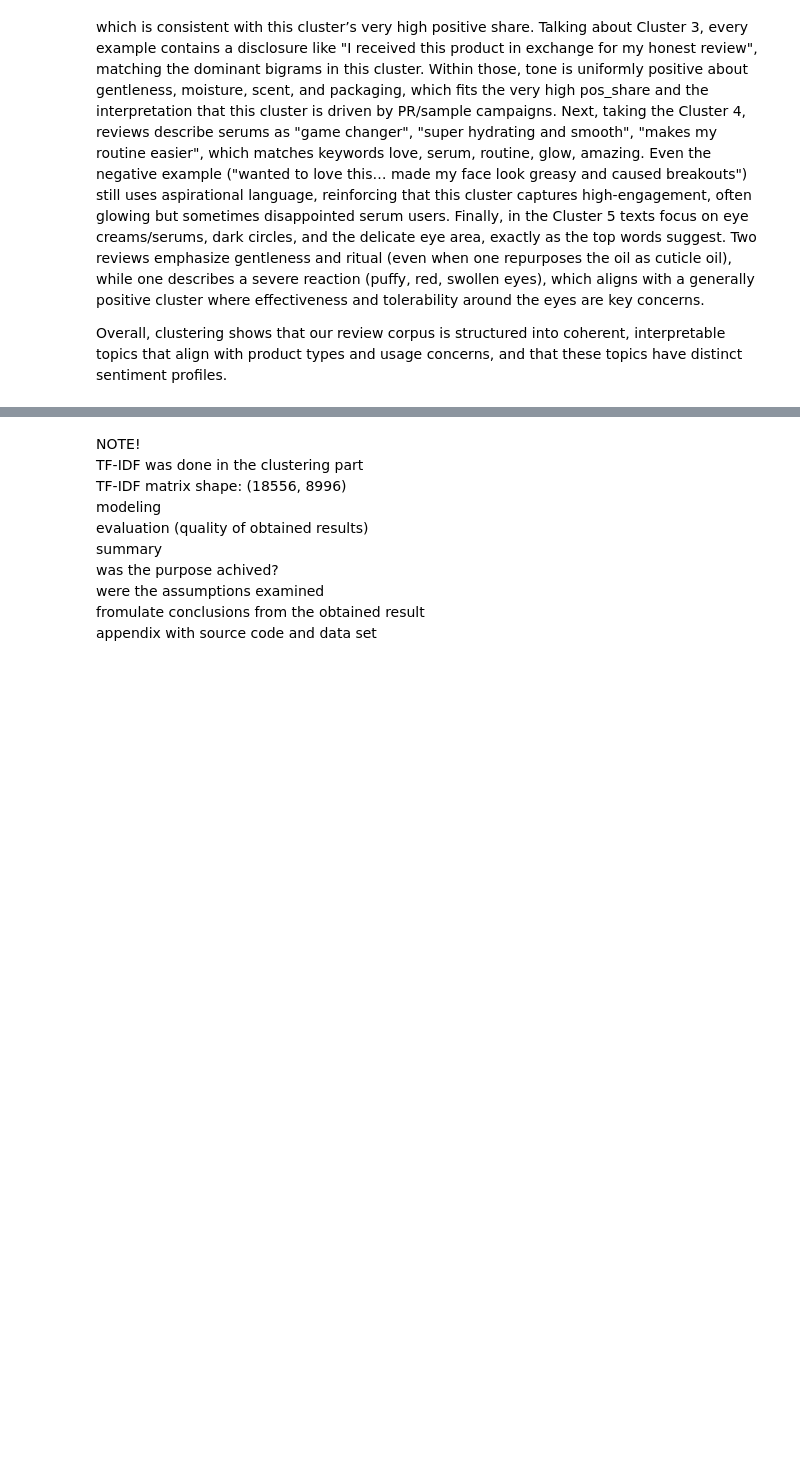
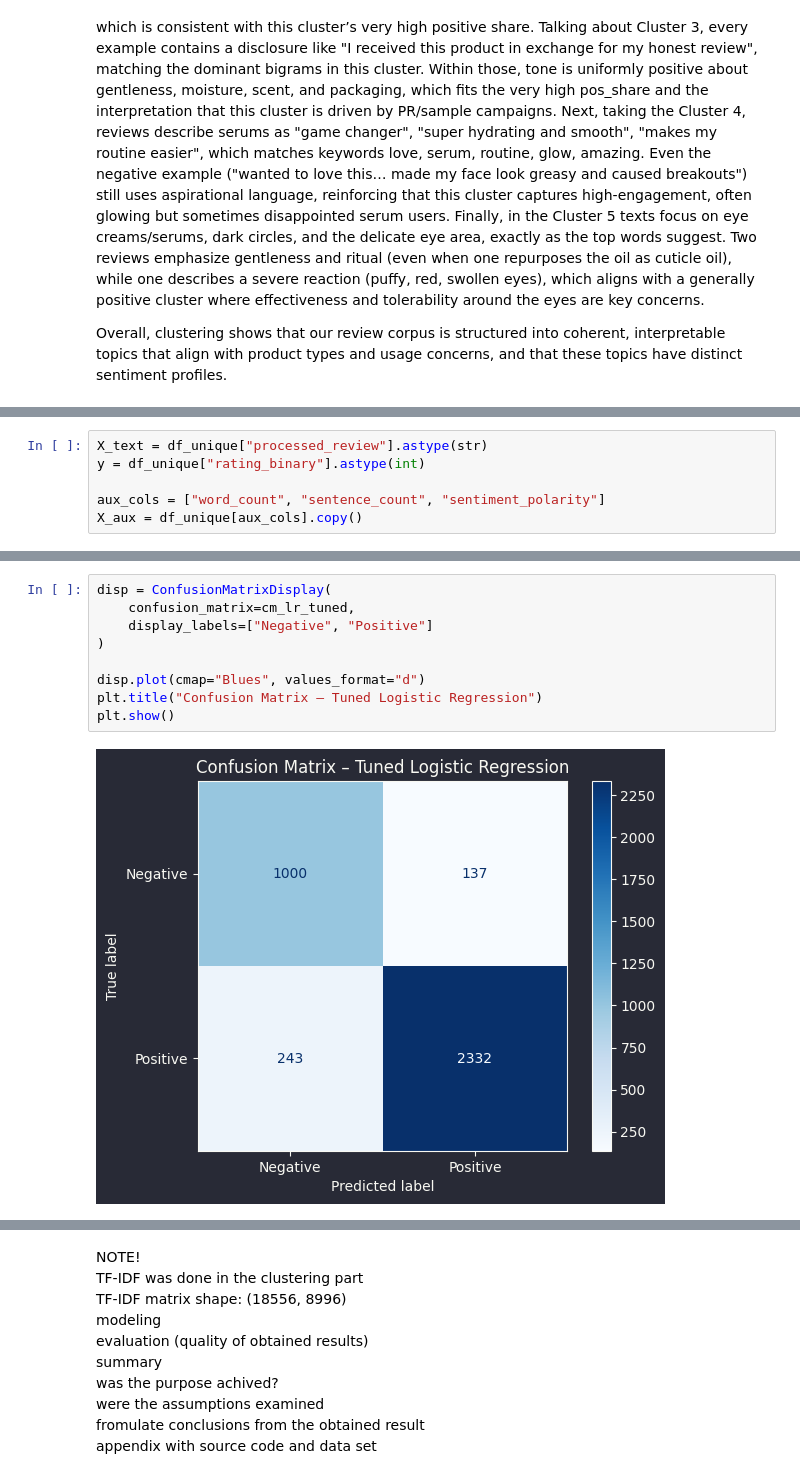
Before and after one commit to Weronikaa2001/Text-Mining-and-Social-Media-Mining-Sephora-Skincare-Reviews, a Jupyter notebook: Martyniuk_Madro_Sephora_Project.ipynb, the cells around one changed output, grey strips where cells are left out. Saved outputs shown, nothing was run; the diff lists cells and outputs as text; blank space fills up the shorter version.

```diff
--- a/Martyniuk_Madro_Sephora_Project.ipynb
+++ b/Martyniuk_Madro_Sephora_Project.ipynb
@@ -1255,0 +1293,6 @@ Overall, clustering shows that our review corpus is structured into coherent, in
+# %%
+X_text = df_unique["processed_review"].astype(str)
+y = df_unique["rating_binary"].astype(int)
+
+aux_cols = ["word_count", "sentence_count", "sentiment_polarity"]
+X_aux = df_unique[aux_cols].copy()
@@ -1255,0 +1562,11 @@ Overall, clustering shows that our review corpus is structured into coherent, in
+# %%
+disp = ConfusionMatrixDisplay(
+    confusion_matrix=cm_lr_tuned,
+    display_labels=["Negative", "Positive"]
+)
+
+disp.plot(cmap="Blues", values_format="d")
+plt.title("Confusion Matrix – Tuned Logistic Regression")
+plt.show()
+# %% [output]
+[figure, added]
```
Also changed, not shown: parts of 29 cells of this notebook, 1 other file.
